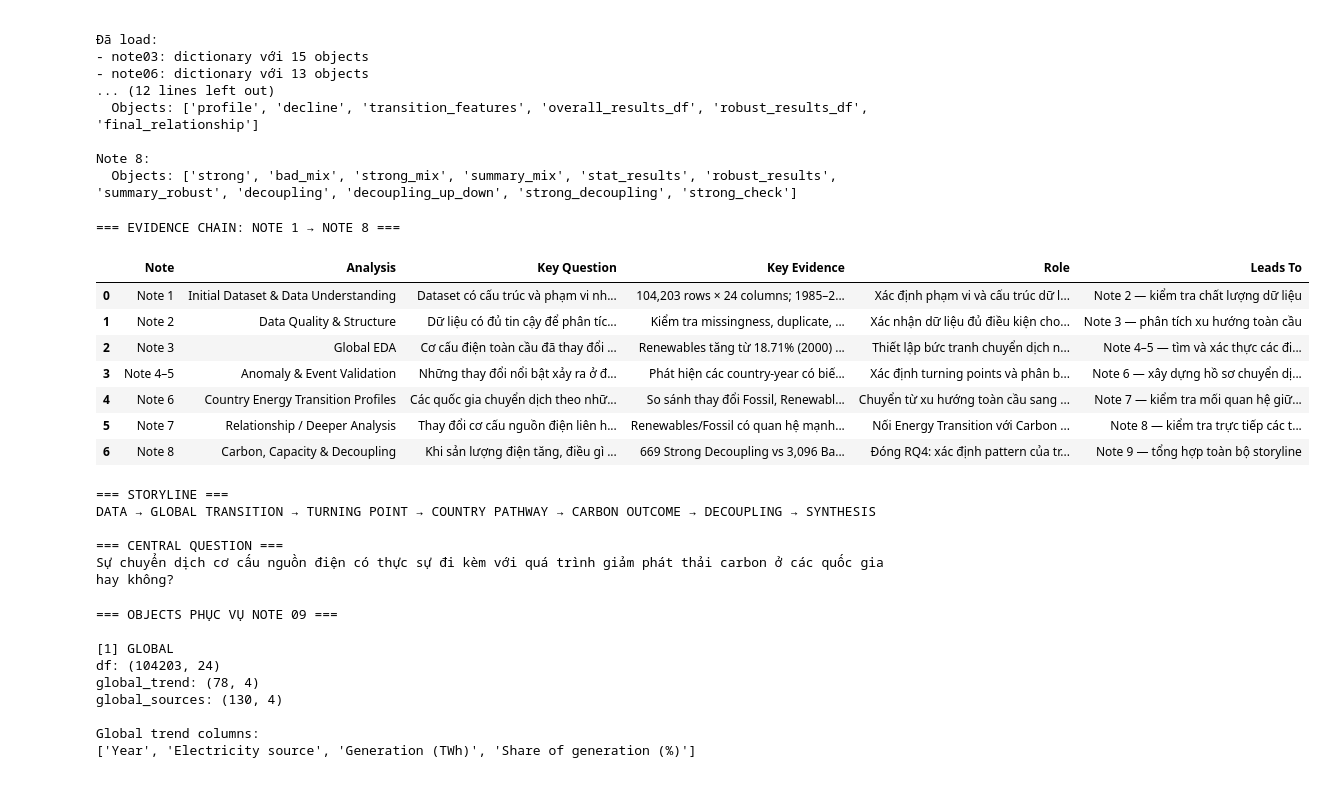
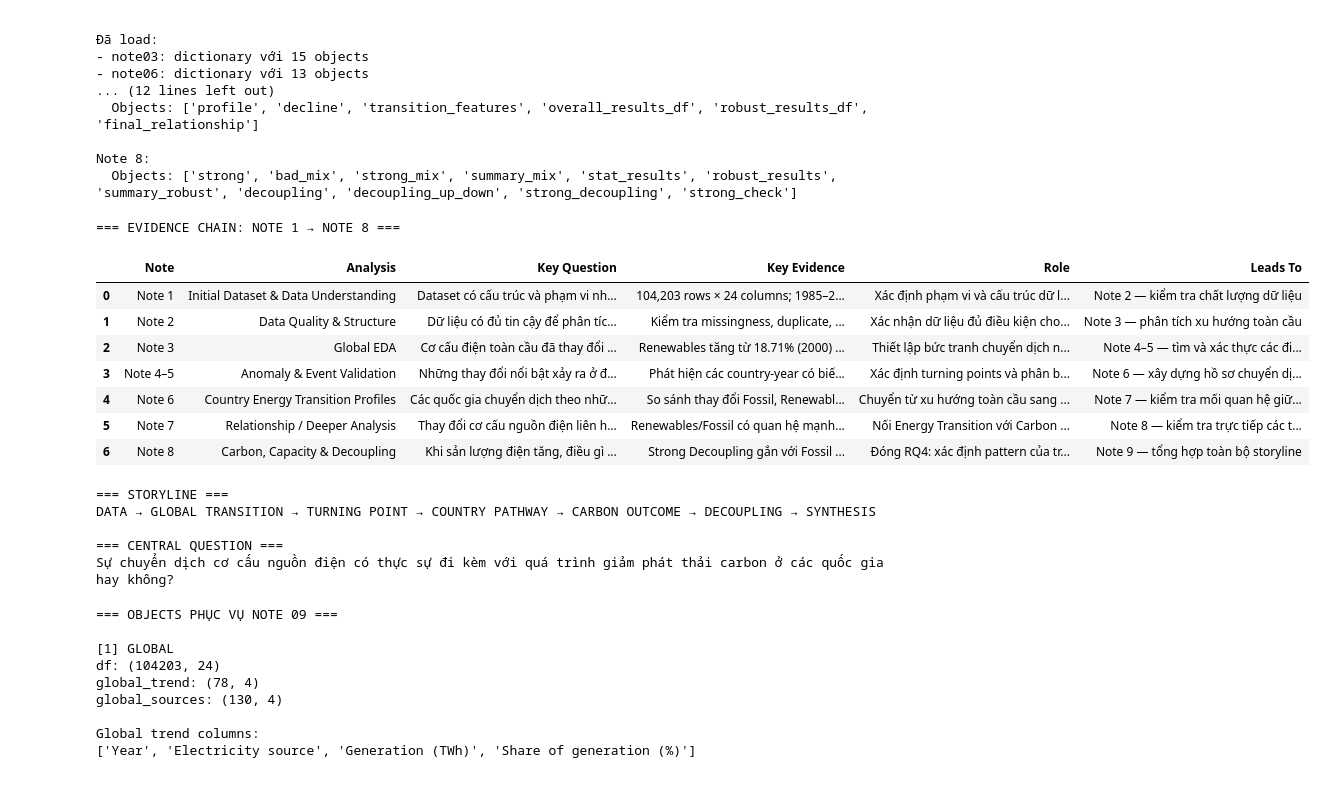
Before and after one commit to gaoxanh/global-electricity-transition-analysis, a Jupyter notebook: notebooks/09_Final_Synthesis.ipynb, the cells around one changed output. Saved outputs shown, nothing was run; the diff lists cells and outputs as text; code cells hidden in the pictures.

```diff
--- a/notebooks/09_Final_Synthesis.ipynb
+++ b/notebooks/09_Final_Synthesis.ipynb
@@ -193,35 +193,35 @@ evidence_chain = pd.DataFrame([
         "Note": "Note 8",
         "Analysis": "Carbon, Capacity & Decoupling",
         "Key Question": "Khi sản lượng điện tăng, điều gì phân biệt kết quả carbon tốt và xấu?",
-        "Key Evidence": "669 Strong Decoupling vs 3,096 Bad Decoupling; Strong có fossil share giảm và renewable share tăng rõ rệt.",
+        "Key Evidence": "Strong Decoupling gắn với Fossil share giảm mạnh và Renewables share tăng; Fossil và Renewables có effect size lớn nhất.",
         "Role": "Đóng RQ4: xác định pattern của transition đi kèm carbon outcome tốt.",
         "Leads To": "Note 9 — tổng hợp toàn bộ storyline"
     }
 ])
 
 print("=== EVIDENCE CHAIN: NOTE 1 → NOTE 8 ===\n")
 display(evidence_chain)
 
 print("\n=== STORYLINE ===")
 print(
     "DATA → GLOBAL TRANSITION → TURNING POINT → "
     "COUNTRY PATHWAY → CARBON OUTCOME → DECOUPLING → SYNTHESIS"
 )
 
 print("\n=== CENTRAL QUESTION ===")
 print(
     "Sự chuyển dịch cơ cấu nguồn điện có thực sự đi kèm với quá trình giảm phát thải carbon ở các quốc gia hay không?"
 )
 # %% [output]
 === EVIDENCE CHAIN: NOTE 1 → NOTE 8 ===
 |  | Note | Analysis | Key Question | Key Evidence | Role | Leads To |
 | 0 | Note 1 | Initial Dataset & Data Understanding | Dataset có cấu trúc và phạm vi nh... | 104,203 rows × 24 columns; 1985–2... | Xác định phạm vi và cấu trúc dữ l... | Note 2 — kiểm tra chất lượng dữ liệu |
 | 1 | Note 2 | Data Quality & Structure | Dữ liệu có đủ tin cậy để phân tíc... | Kiểm tra missingness, duplicate, ... | Xác nhận dữ liệu đủ điều kiện cho... | Note 3 — phân tích xu hướng toàn cầu |
 | 2 | Note 3 | Global EDA | Cơ cấu điện toàn cầu đã thay đổi ... | Renewables tăng từ 18.71% (2000) ... | Thiết lập bức tranh chuyển dịch n... | Note 4–5 — tìm và xác thực các đi... |
 | 3 | Note 4–5 | Anomaly & Event Validation | Những thay đổi nổi bật xảy ra ở đ... | Phát hiện các country-year có biế... | Xác định turning points và phân b... | Note 6 — xây dựng hồ sơ chuyển dị... |
 | 4 | Note 6 | Country Energy Transition Profiles | Các quốc gia chuyển dịch theo nhữ... | So sánh thay đổi Fossil, Renewabl... | Chuyển từ xu hướng toàn cầu sang ... | Note 7 — kiểm tra mối quan hệ giữ... |
 | 5 | Note 7 | Relationship / Deeper Analysis | Thay đổi cơ cấu nguồn điện liên h... | Renewables/Fossil có quan hệ mạnh... | Nối Energy Transition với Carbon ... | Note 8 — kiểm tra trực tiếp các t... |
-| 6 | Note 8 | Carbon, Capacity & Decoupling | Khi sản lượng điện tăng, điều gì ... | 669 Strong Decoupling vs 3,096 Ba... | Đóng RQ4: xác định pattern của tr... | Note 9 — tổng hợp toàn bộ storyline |
+| 6 | Note 8 | Carbon, Capacity & Decoupling | Khi sản lượng điện tăng, điều gì ... | Strong Decoupling gắn với Fossil ... | Đóng RQ4: xác định pattern của tr... | Note 9 — tổng hợp toàn bộ storyline |
 === STORYLINE ===
 DATA → GLOBAL TRANSITION → TURNING POINT → COUNTRY PATHWAY → CARBON OUTCOME → DECOUPLING → SYNTHESIS
 
```
Also changed, not shown: parts of 3 cells of this notebook, 3 other files.
